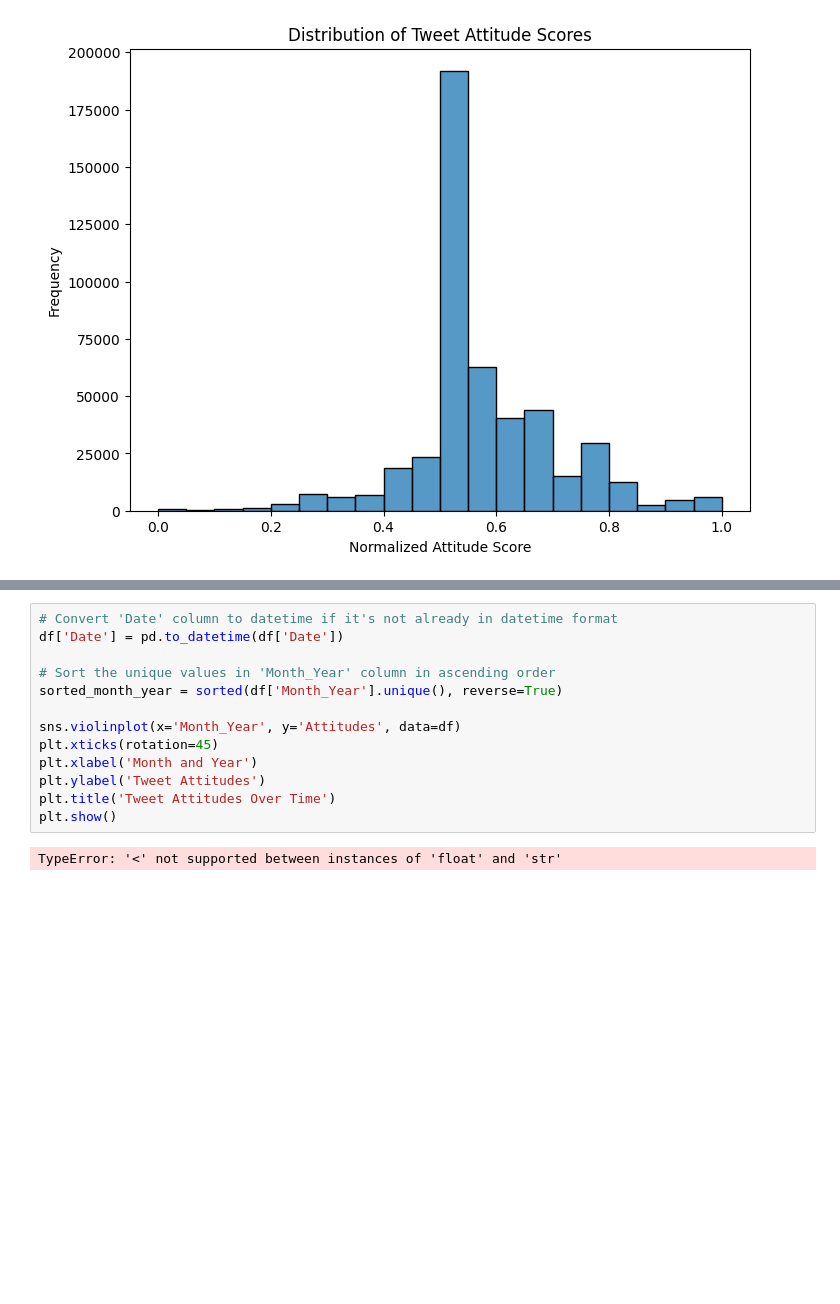
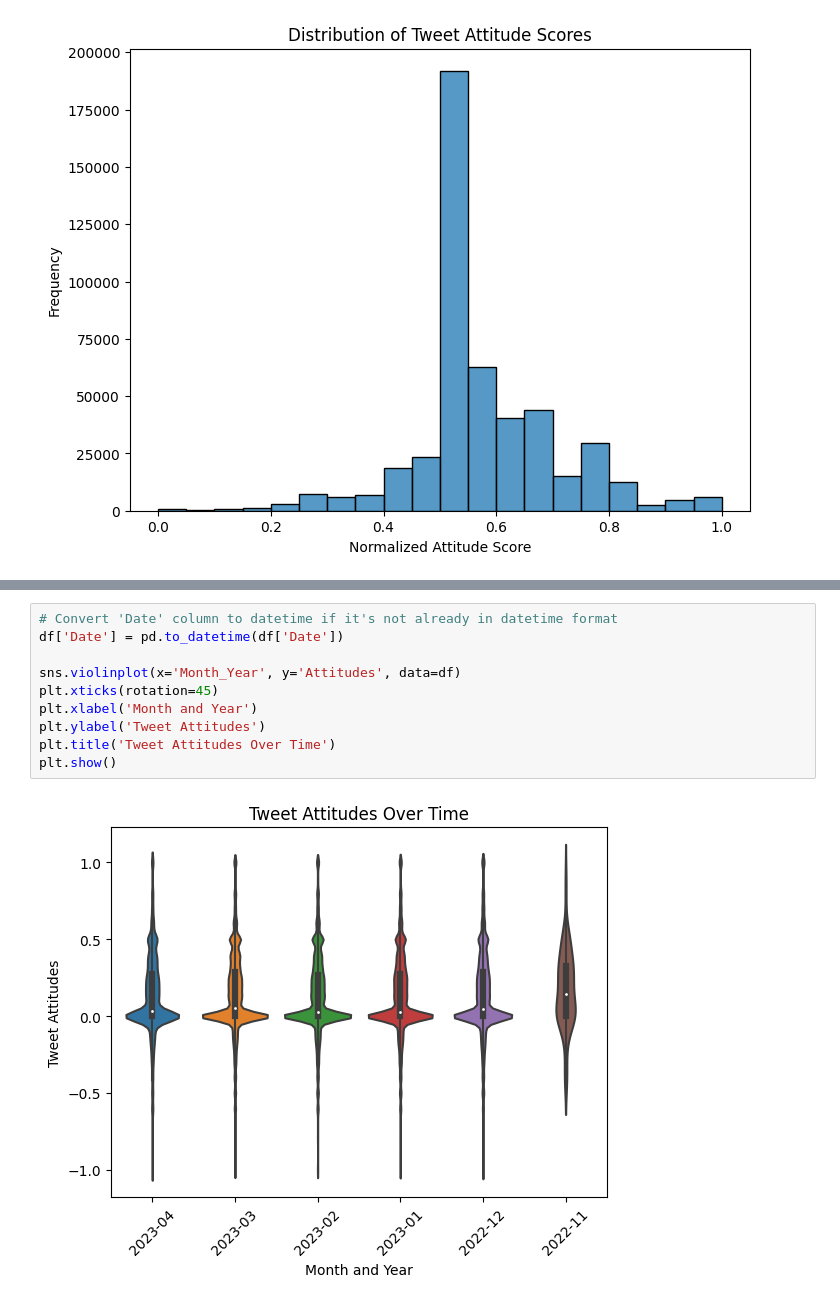
Before and after one commit to Jozue124/CMSC_320_Final_Tutorial, a Jupyter notebook: final_tutorial.ipynb, the cells around one changed output, grey strips where cells are left out. Drawn from its saved outputs; the diff is of its cells as text; blank space fills up the shorter version.

```diff
--- a/final_tutorial.ipynb
+++ b/final_tutorial.ipynb
@@ -141,18 +141,15 @@ df.head()
 # %%
 # Convert 'Date' column to datetime if it's not already in datetime format
 df['Date'] = pd.to_datetime(df['Date'])
-
-# Sort the unique values in 'Month_Year' column in ascending order
-sorted_month_year = sorted(df['Month_Year'].unique(), reverse=True)
 
 sns.violinplot(x='Month_Year', y='Attitudes', data=df)
 plt.xticks(rotation=45)
 plt.xlabel('Month and Year')
 plt.ylabel('Tweet Attitudes')
 plt.title('Tweet Attitudes Over Time')
 plt.show()
 # %% [output]
-TypeError: '<' not supported between instances of 'float' and 'str'
+[figure, added]
 # %%
 # Plot tweets by weighted score
 plt.figure(figsize=(8, 6))
```
Also changed, not shown: parts of 3 cells of this notebook.
